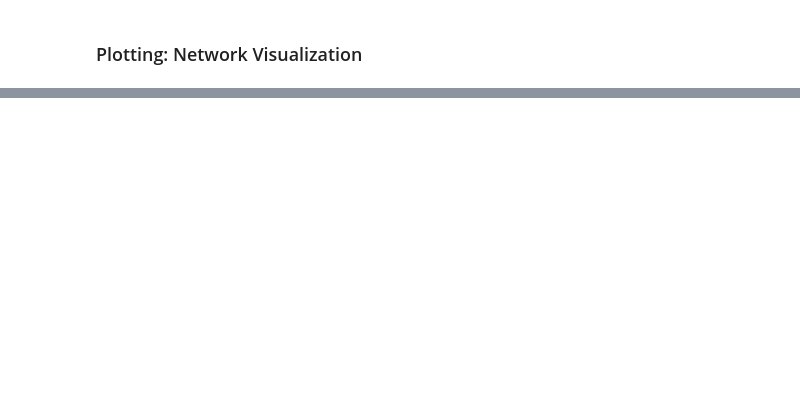
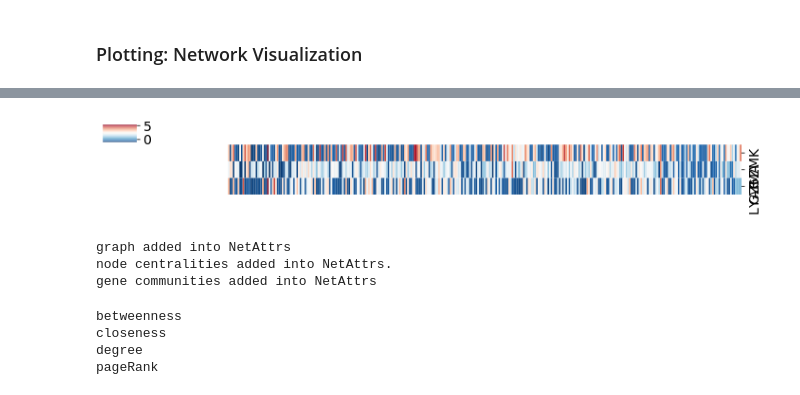
Before and after one commit to MingBit/PySCNet, a Jupyter notebook: tutorial/pyscnet_scanpy.ipynb, the cells around one changed output, grey strips where cells are left out. Drawn from its saved outputs; the diff is of its cells as text; code cells hidden in the pictures; blank space fills up the shorter version.

```diff
--- a/tutorial/pyscnet_scanpy.ipynb
+++ b/tutorial/pyscnet_scanpy.ipynb
@@ -160,2 +190,19 @@ sn.static_netShow(scanpy_gne, filename ='result/test.pdf', link_key = 'consensus
+# %%
+
+cg = pl.geneHeatmap(scanpy_gne, gene=corr_gene,figsize=[10,1.5],
+                    cell_clusterid=('CD8 T'), select_by='leiden', order_by='total_counts',
+                    yticklabels=True,
+                    col_cluster=False, cmap='RdBu_r')
+
+cg.ax_row_dendrogram.set_visible(False)
+# %% [output]
+[figure, added]
+# %%
+new_app = pl.create_app(gnetdata=scanpy_gne, grn_method='consensus_links', top_links=122, resolution=0.6)
+# new_app
+# %% [output]
+graph added into NetAttrs
+node centralities added into NetAttrs.
+gene communities added into NetAttrs
 # %%
  #save pyscnet as pickle
@@ -163,0 +211,13 @@ scanpy_gne = gnetdata.load_Gnetdata_object('data/pyscnet_scanpy.pk')
+# %%
+tmp = scanpy_gne.NetAttrs['centralities']
+for name in tmp.columns[1:]:
+    print(name)
+    tmp[name + 'rank'] = tmp[name].rank()
+
+tmp['avg_rank'] = tmp.iloc[:, 5:].mean(axis=1)
+tmp.to_excel('/home/mwu/Desktop/CD8_centrality.xlsx', index=False)
+# %% [output]
+betweenness
+closeness
+degree
+pageRank
```
Also changed, not shown: parts of 28 cells of this notebook, 9 other files.
